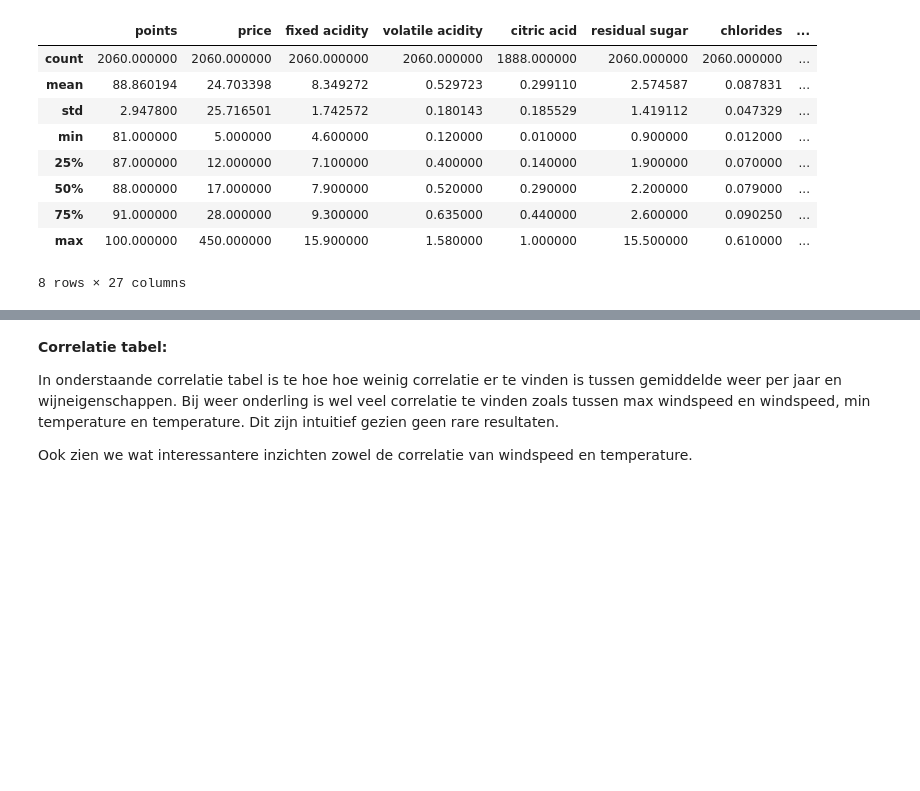
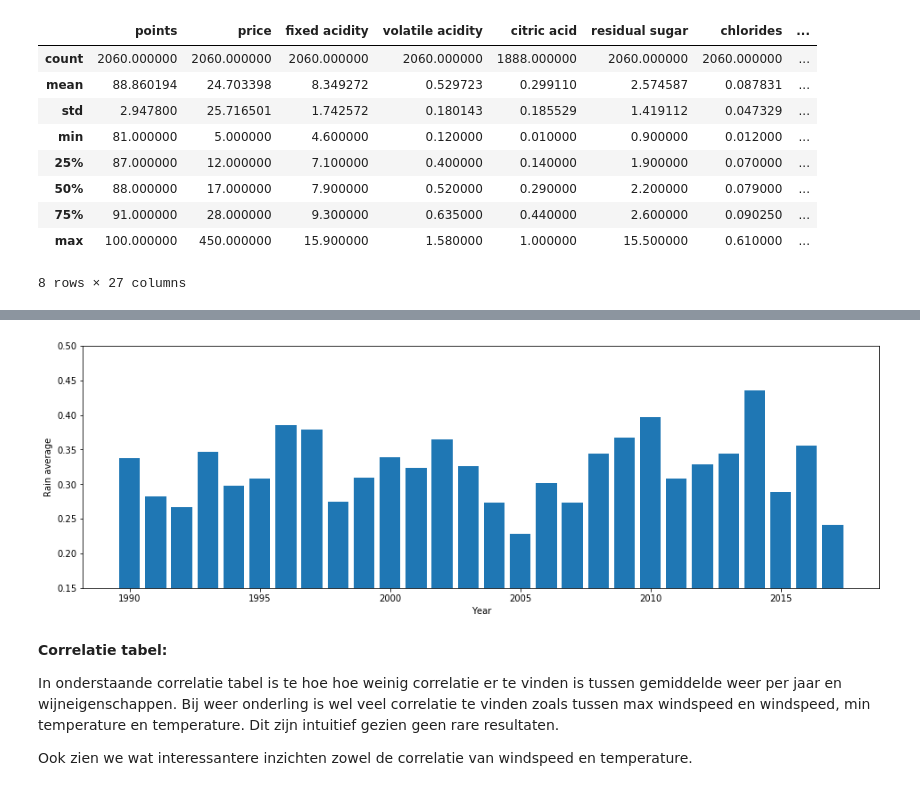
Before and after one commit to LucasVanWijk/Computational_Moddeling_Group_Project, a Jupyter notebook: Final_Wine_Modelling.ipynb, the cells around one changed output, grey strips where cells are left out. Saved outputs shown, nothing was run; the diff lists cells and outputs as text; code cells hidden in the pictures; blank space fills up the shorter version.

```diff
--- a/Final_Wine_Modelling.ipynb
+++ b/Final_Wine_Modelling.ipynb
@@ -582,3 +593,13 @@ redwines_with_yeartemperatures.describe()
+# %%
+plt.figure(figsize=(16,5))
+axes = plt.gca()
+axes.set_ylim([0.15,0.5])
+plt.bar(average_weather_conditions_peryear.index, average_weather_conditions_peryear['Rain'])
+plt.ylabel('Rain average')
+plt.xlabel('Year')
+plt.show()
+# %% [output]
+[figure, added]
 # %% [markdown]
 __Correlatie tabel:__
 
```
Also changed, not shown: parts of 9 cells of this notebook.
